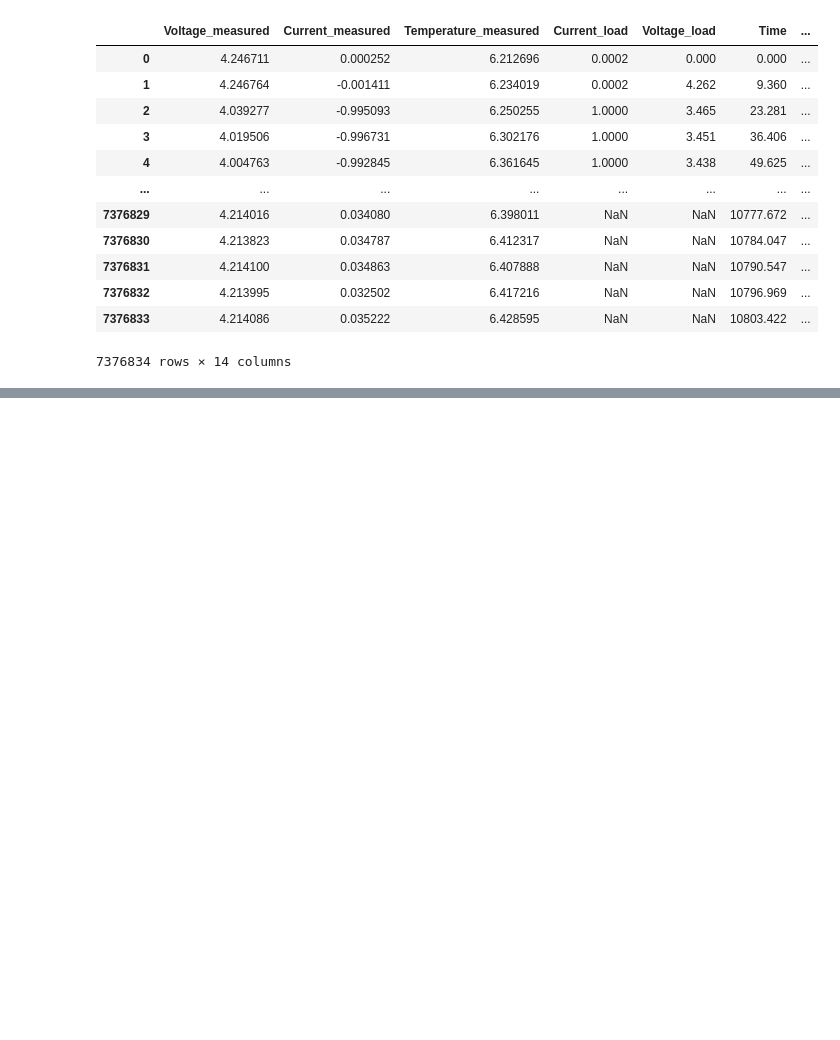
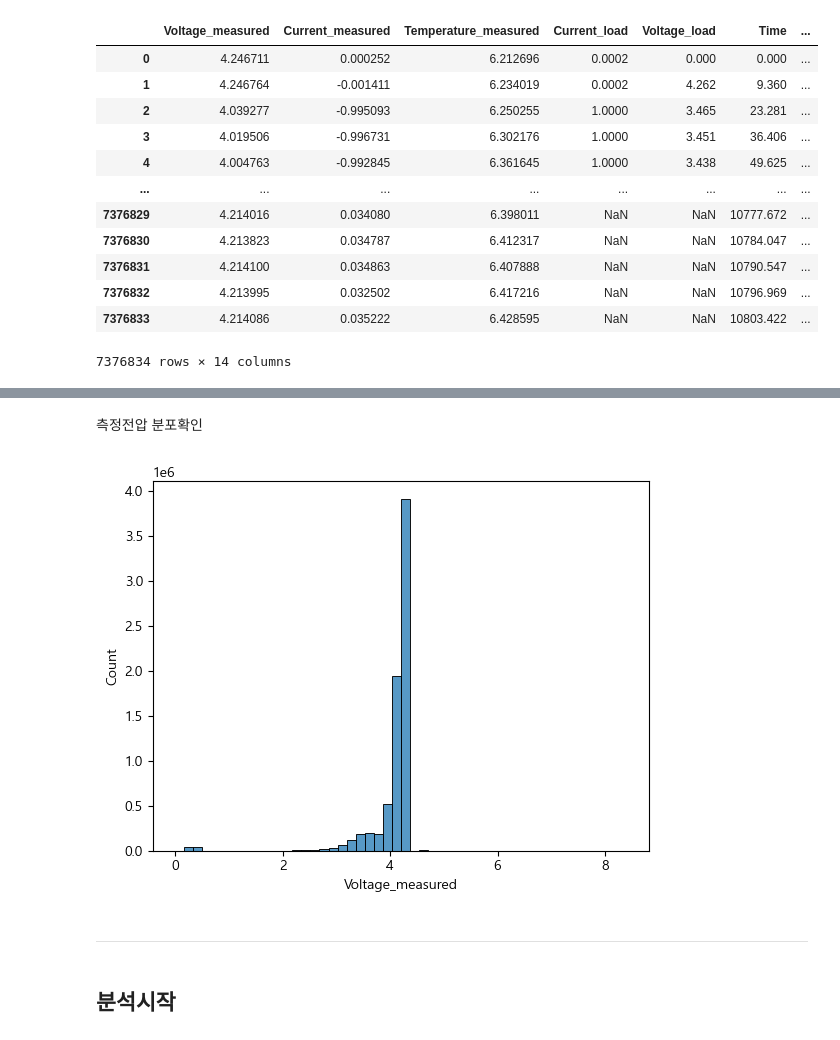
Before and after one commit to mipigirl7/project_lithium_battery_analysis_16team, a Jupyter notebook: 전처리.ipynb, the cells around one changed output, grey strips where cells are left out. Drawn from its saved outputs; the diff is of its cells as text; code cells hidden in the pictures; blank space fills up the shorter version.

```diff
--- a/전처리.ipynb
+++ b/전처리.ipynb
@@ -292,0 +385,11 @@ file_df
+# %% [markdown]
+측정전압 분포확인
+# %%
+sns.histplot(file_df['Voltage_measured'], bins=50)
+plt.show()
+# %% [output]
+[figure, added]
+# %% [markdown]
+------------
+# %% [markdown]
+## 분석시작
```
Also changed, not shown: parts of 26 cells of this notebook.
